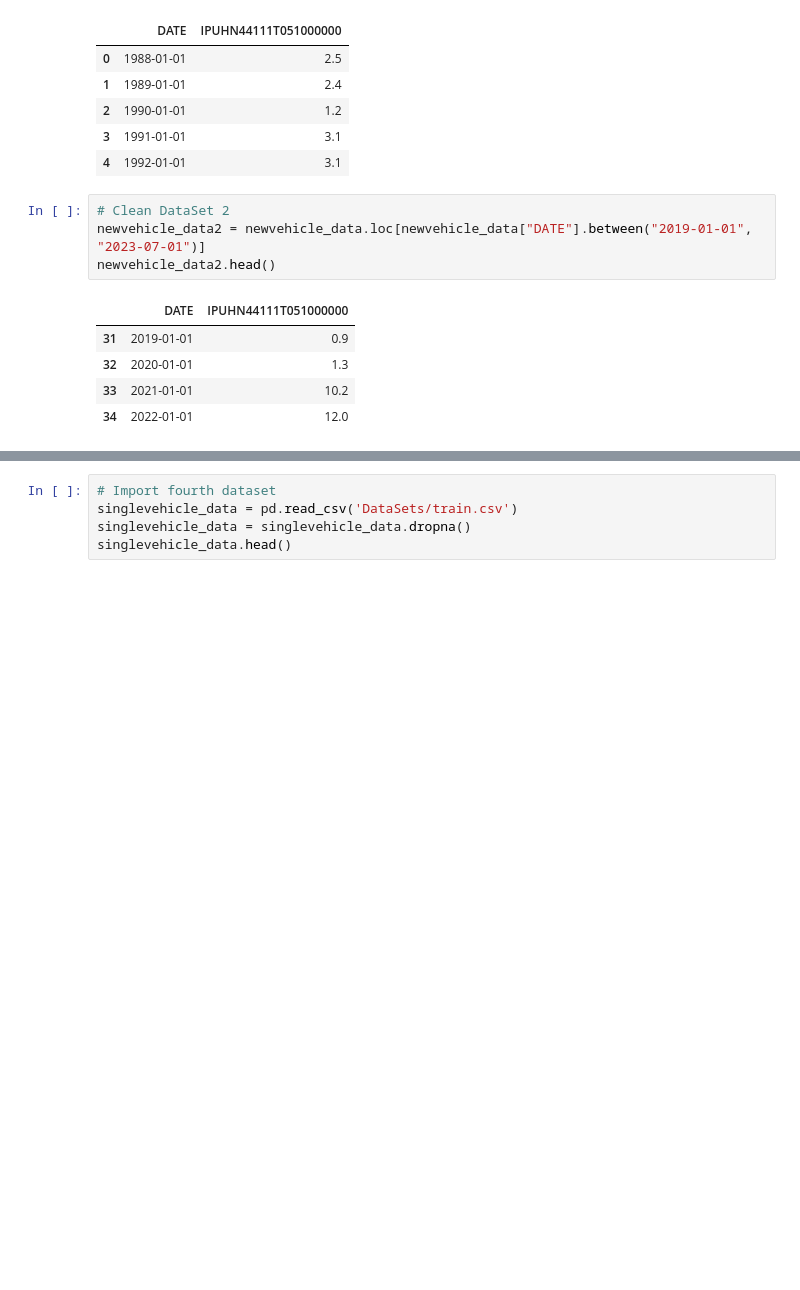
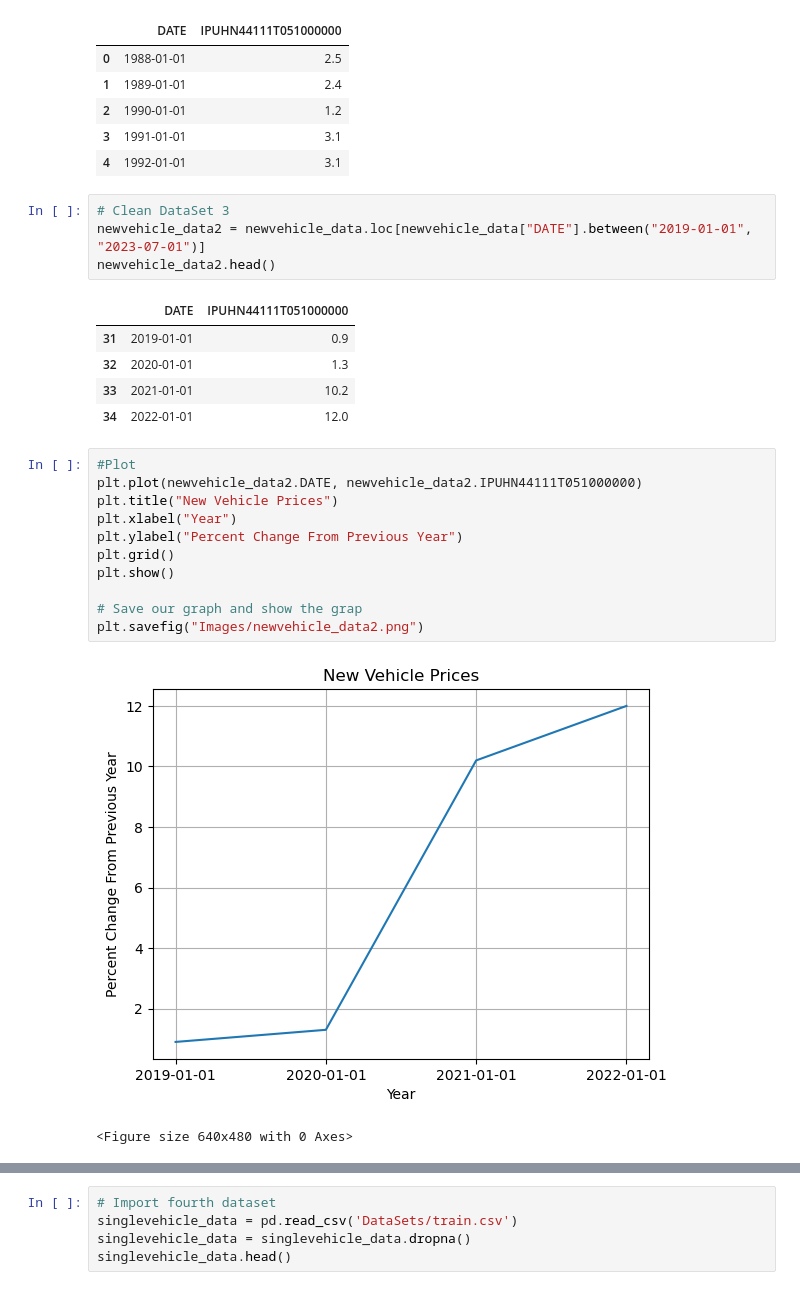
Before and after one commit to davidrf93/Project-1, a Jupyter notebook: Project 1 - Group 5.ipynb, the cells around one changed output, grey strips where cells are left out. Drawn from its saved outputs; the diff is of its cells as text; blank space fills up the shorter version.

```diff
--- a/Project 1 - Group 5.ipynb
+++ b/Project 1 - Group 5.ipynb
@@ -62,7 +112,7 @@ newvehicle_data.head()
 | 3 | 1991-01-01 | 3.1 |
 | 4 | 1992-01-01 | 3.1 |
 # %%
-# Clean DataSet 2
+# Clean DataSet 3
 newvehicle_data2 = newvehicle_data.loc[newvehicle_data["DATE"].between("2019-01-01", "2023-07-01")]
 newvehicle_data2.head()
 # %% [output]
@@ -71,3 +121,17 @@ newvehicle_data2.head()
 | 32 | 2020-01-01 | 1.3 |
 | 33 | 2021-01-01 | 10.2 |
 | 34 | 2022-01-01 | 12.0 |
+# %%
+#Plot
+plt.plot(newvehicle_data2.DATE, newvehicle_data2.IPUHN44111T051000000)
+plt.title("New Vehicle Prices")
+plt.xlabel("Year")
+plt.ylabel("Percent Change From Previous Year")
+plt.grid()
+plt.show()
+
+# Save our graph and show the grap
+plt.savefig("Images/newvehicle_data2.png")
+# %% [output]
+[figure, added]
+<Figure size 640x480 with 0 Axes>
```
Also changed, not shown: parts of 9 cells of this notebook, 5 other files.
